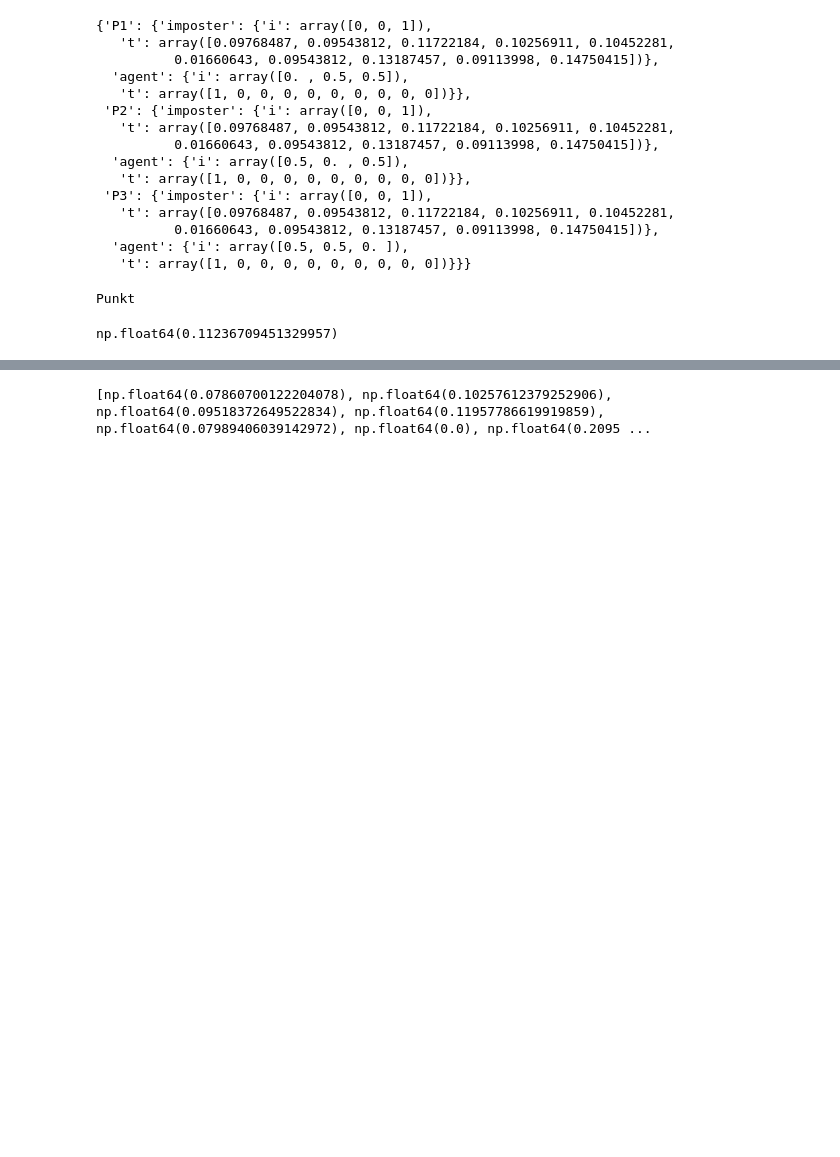
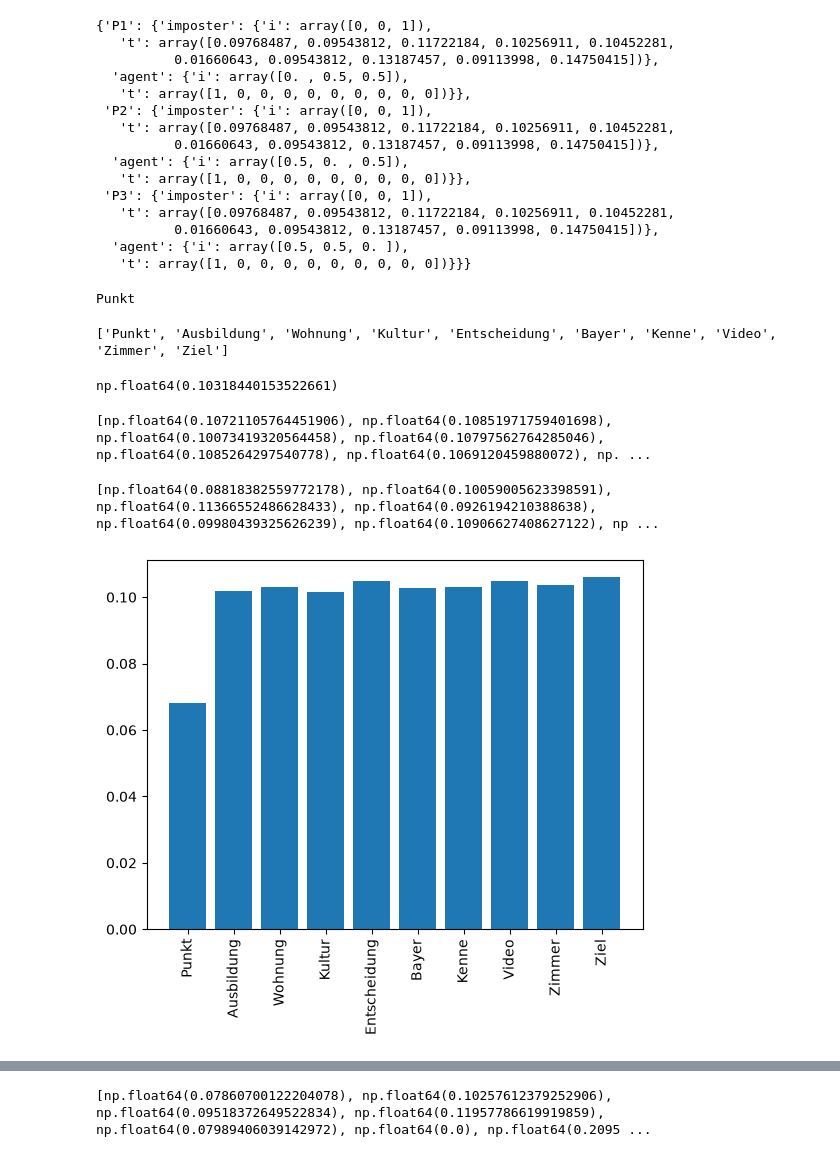
Before and after one commit to hgroener/imposter_RSA, a Jupyter notebook: notebooks/model.ipynb, the cells around one changed output, grey strips where cells are left out. Saved outputs shown, nothing was run; the diff lists cells and outputs as text; code cells hidden in the pictures; blank space fills up the shorter version.

```diff
--- a/notebooks/model.ipynb
+++ b/notebooks/model.ipynb
@@ -206,7 +201,32 @@ a1.priors
 print(gs.TARGET)
 # %% [output]
 Punkt
+# %%
+print(gs.V)
+# %% [output]
+['Punkt', 'Ausbildung', 'Wohnung', 'Kultur', 'Entscheidung', 'Bayer', 'Kenne', 'Video', 'Zimmer', 'Ziel']
 # %%
-a1.S1_certain(gs.V[2], gs.TARGET)
+a1.S1_certain(gs.V[2], gs.TARGET, i_weight=1.0)
 # %% [output]
-np.float64(0.11236709451329957)
+np.float64(0.10318440153522661)
+# %%
+output_ps = [a1.S1_certain(w, gs.TARGET, i_weight=1.0) for w in gs.V]
+print(output_ps)
+# %% [output]
+[np.float64(0.10721105764451906), np.float64(0.10851971759401698), np.float64(0.10073419320564458), np.float64(0.10797562764285046), np.float64(0.1085264297540778), np.float64(0.1069120459880072), np. ...
+# %%
+output_ps_2 = [a1.S1_certain(w, gs.TARGET, i_weight=2.5) for w in gs.V]
+print(output_ps_2)
+# %% [output]
+[np.float64(0.08818382559772178), np.float64(0.10059005623398591), np.float64(0.11366552486628433), np.float64(0.0926194210388638), np.float64(0.09980439325626239), np.float64(0.10906627408627122), np ...
+# %%
+fig, ax = plt.subplots()
+ax.bar(gs.V, output_ps)
+plt.xticks(rotation=90)
+plt.show()
+
+
+# normalization leads to s1 probabilities looking almost the same
+# maybe don't normalize and just subtract the lowest value from each number instead (except for the target)
+# %% [output]
+[figure, added]
```
Also changed, not shown: parts of 5 cells of this notebook, 3 other files.
